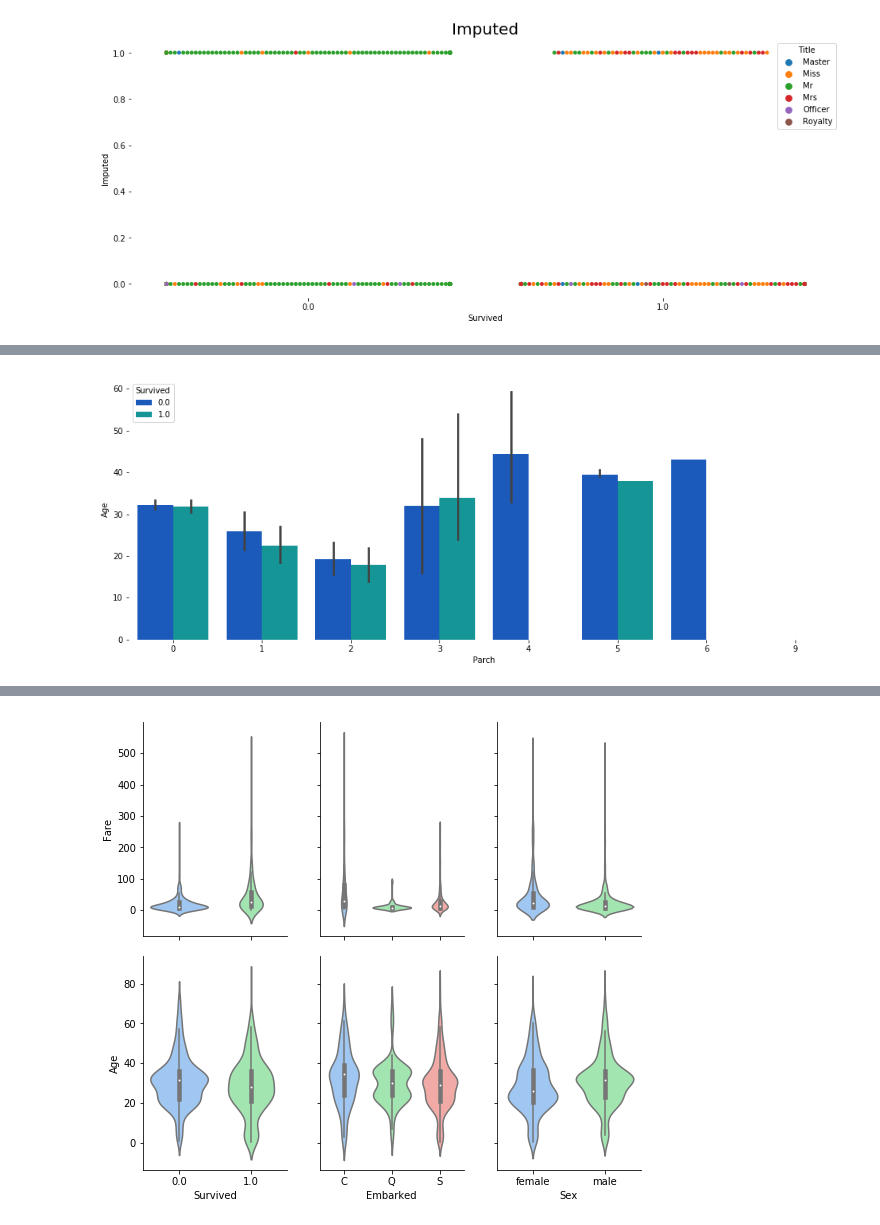
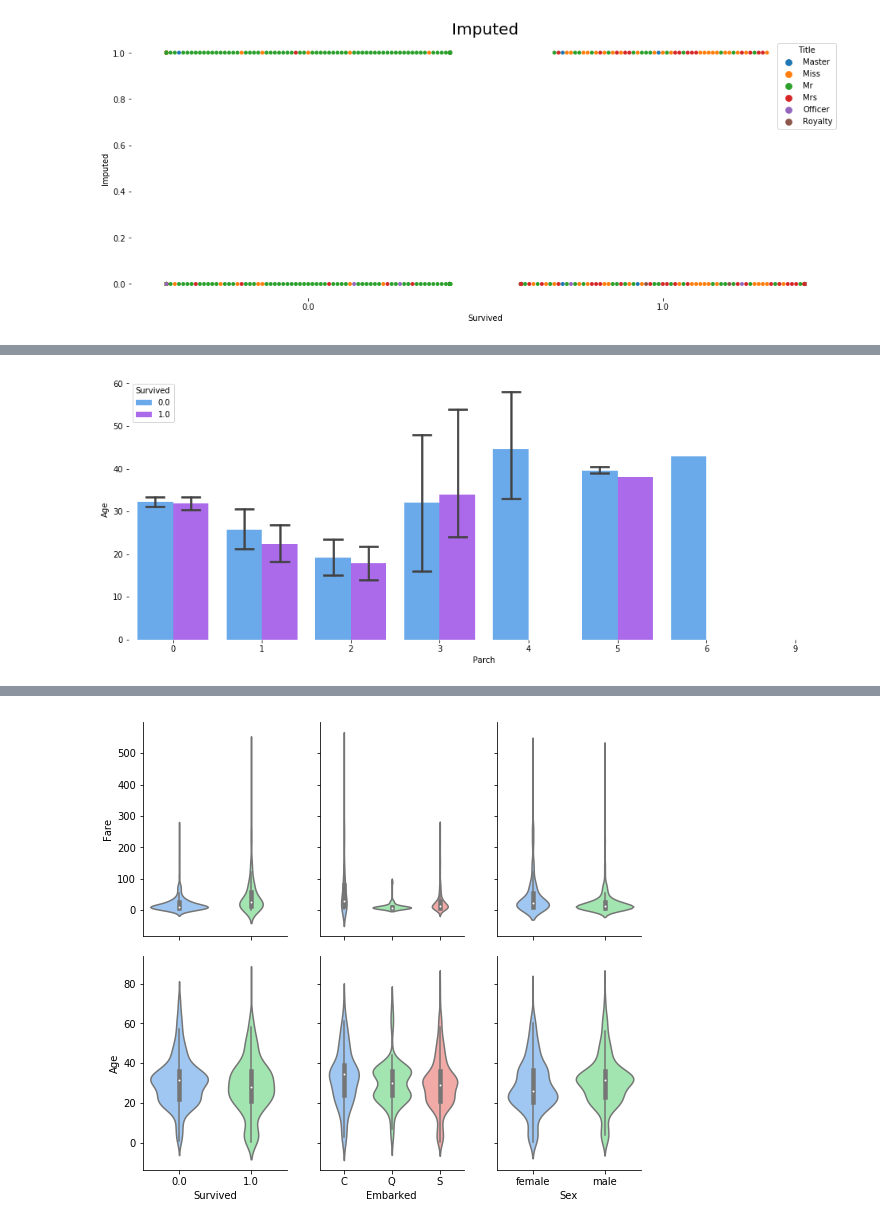
Before and after one commit to M-e-r-c-u-r-y/Machine-Learning, a Jupyter notebook: Kaggle/Titanic/Titanic Kaggle Visualization.ipynb, the cells around one changed output, grey strips where cells are left out. Cells and saved outputs as stored; diff of their text form; code cells hidden in the pictures.

```diff
--- a/Titanic Kaggle Visualization.ipynb
+++ b/Kaggle/Titanic/Titanic Kaggle Visualization.ipynb
@@ -229,11 +253,11 @@ for column in columns:
 # %%
 columns = df.select_dtypes(exclude=['category']).columns
 for column in columns:
     colors = ['coolwarm', 'cool', 'summer', 'autumn', 'winter']
     color = random.choice(colors)
     if column not in ['Parch', 'Survived']:
-        ax = sns.barplot(x='Parch', y=column, hue='Survived', data=df, palette=color)
+        ax = sns.barplot(x='Parch', y=column, hue='Survived', data=df, palette=color,capsize=0.2)
         sns.despine(bottom=True, left=True)
         plt.show()
 # %% [output]
-[figure, old version]
+[figure, new version]
```
Also changed, not shown: parts of 11 cells of this notebook.
